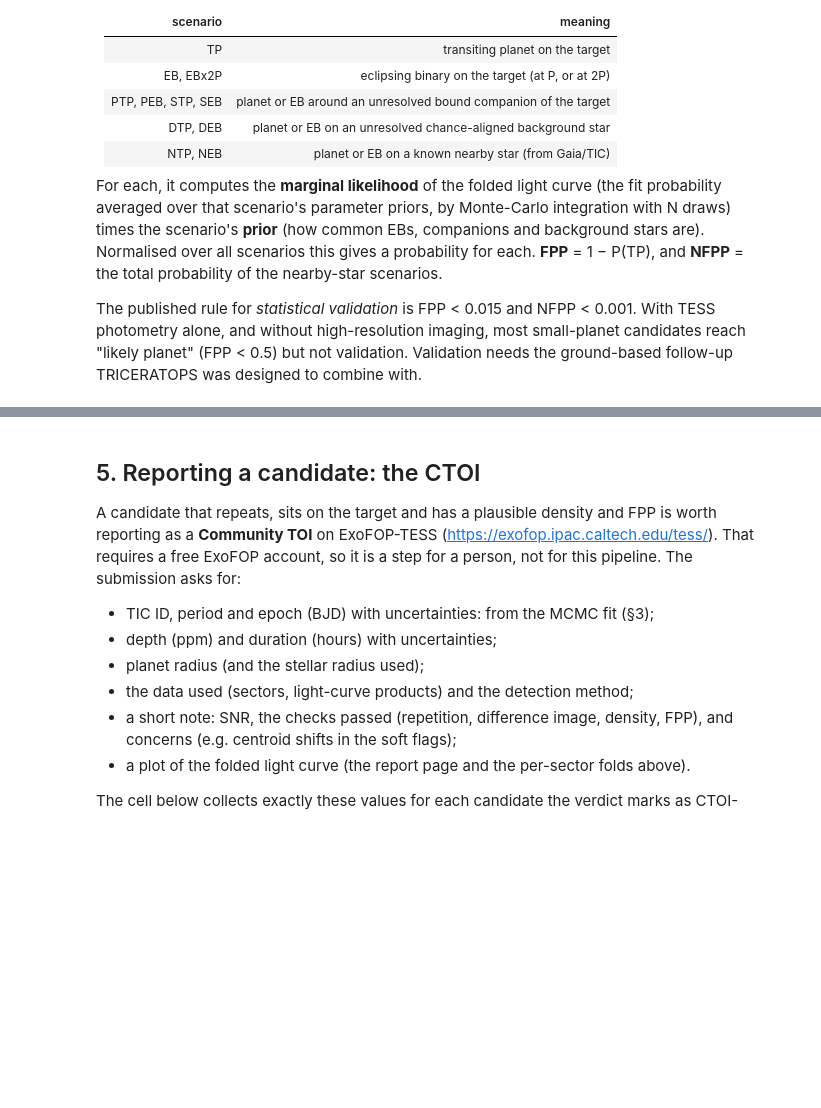
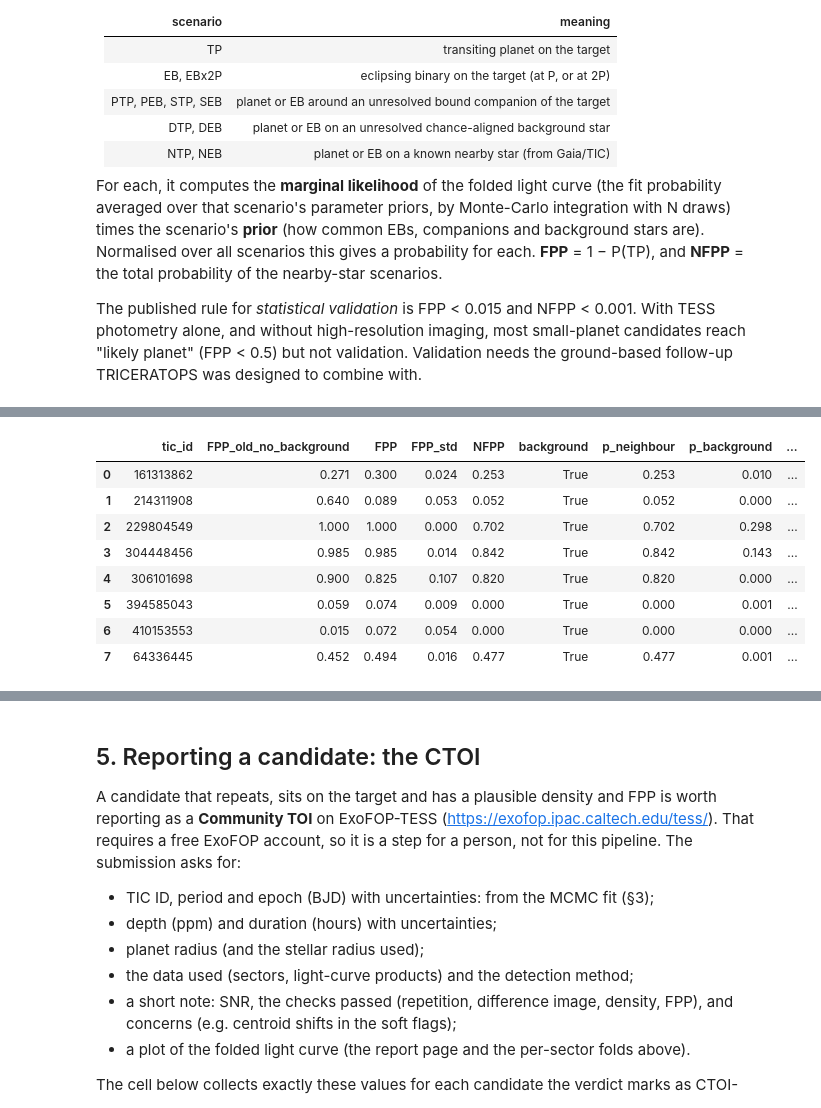
Before and after one commit to josejorgers/exoplanets-research, a Jupyter notebook: notebooks/pipeline-9-candidate-followup.ipynb, the cells around one changed output, grey strips where cells are left out. Cells and saved outputs as stored; diff of their text form; code cells hidden in the pictures; blank space fills up the shorter version.

```diff
--- a/notebooks/pipeline-9-candidate-followup.ipynb
+++ b/notebooks/pipeline-9-candidate-followup.ipynb
@@ -572,0 +618,26 @@ pd.DataFrame({f"TIC {t}": {"FPP": f.get("FPP"), "NFPP": f.get("NFPP"), "draws":
+# %%
+rows = []
+for d in sorted(FU.glob("[0-9]*")):
+    f = d / "summary.json"
+    if not f.exists():
+        continue
+    s = json.loads(f.read_text())
+    fp = s.get("fpp") or {}
+    if "FPP" not in fp:
+        continue
+    rows.append(dict(tic_id=s["tic_id"], FPP_old_no_background=fp.get("FPP_no_background"),
+                     FPP=fp["FPP"], FPP_std=fp.get("FPP_std"), NFPP=fp["NFPP"],
+                     background=fp.get("fpp_background"), p_neighbour=fp.get("prob_neighbour"),
+                     p_background=fp.get("prob_background"), p_target_planet=fp.get("prob_target_planet"),
+                     n_trilegal=len(pd.read_csv(d / "trilegal.csv")) - 2 if (d / "trilegal.csv").exists() else None))
+pd.DataFrame(rows).round(3)
+# %% [output]
+|  | tic_id | FPP_old_no_background | FPP | FPP_std | NFPP | background | p_neighbour | p_background | ... |
+| 0 | 161313862 | 0.271 | 0.300 | 0.024 | 0.253 | True | 0.253 | 0.010 | ... |
+| 1 | 214311908 | 0.640 | 0.089 | 0.053 | 0.052 | True | 0.052 | 0.000 | ... |
+| 2 | 229804549 | 1.000 | 1.000 | 0.000 | 0.702 | True | 0.702 | 0.298 | ... |
+| 3 | 304448456 | 0.985 | 0.985 | 0.014 | 0.842 | True | 0.842 | 0.143 | ... |
+| 4 | 306101698 | 0.900 | 0.825 | 0.107 | 0.820 | True | 0.820 | 0.000 | ... |
+| 5 | 394585043 | 0.059 | 0.074 | 0.009 | 0.000 | True | 0.000 | 0.001 | ... |
+| 6 | 410153553 | 0.015 | 0.072 | 0.054 | 0.000 | True | 0.000 | 0.000 | ... |
+| 7 | 64336445 | 0.452 | 0.494 | 0.016 | 0.477 | True | 0.477 | 0.001 | ... |
```
Also changed, not shown: parts of 12 cells of this notebook, 21 other files.
